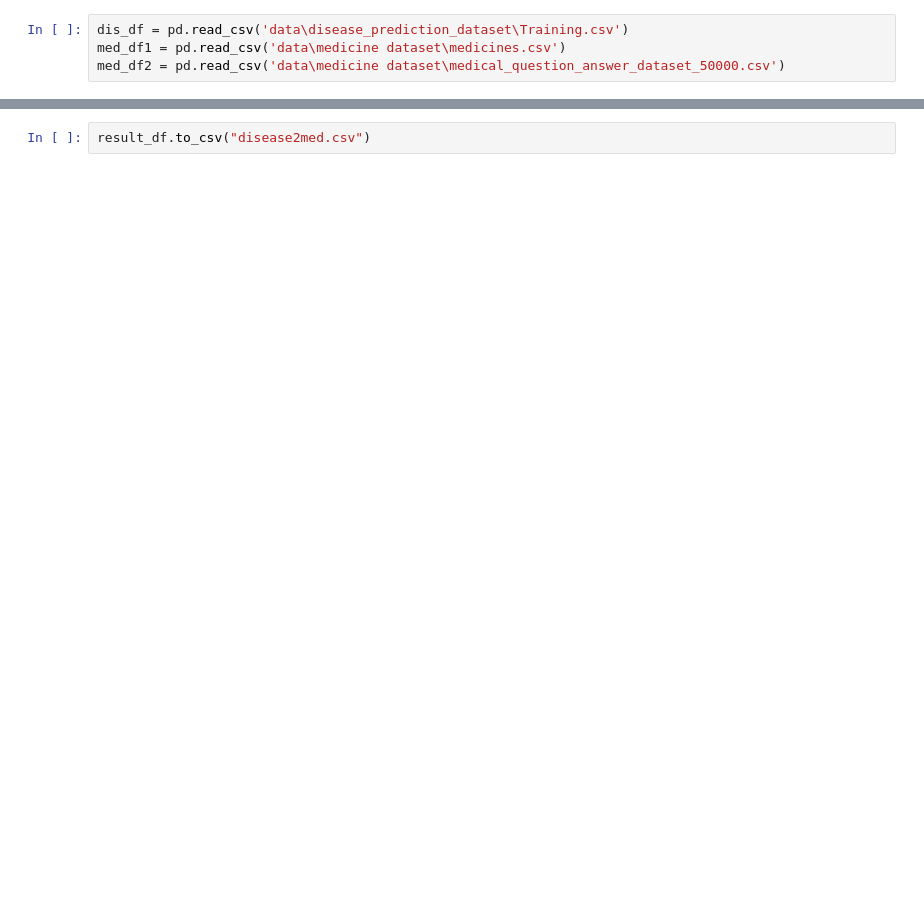
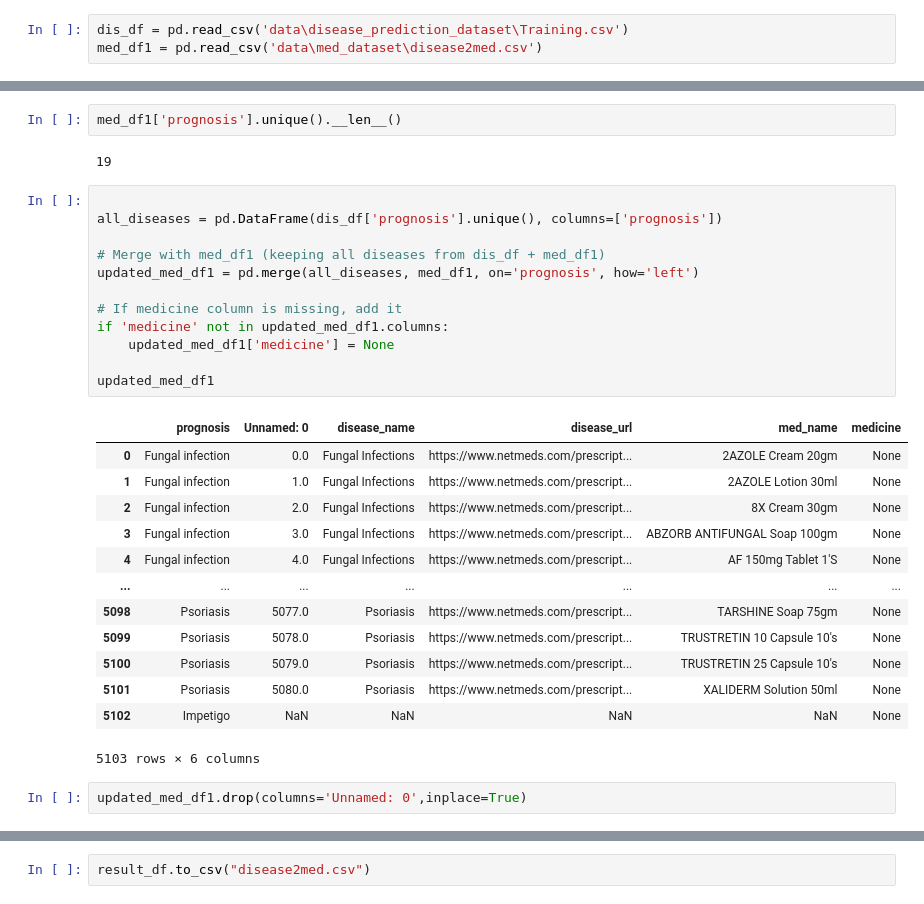
Before and after one commit to Gaurabh007/SymptoRx-AI, a Jupyter notebook: research/medication.ipynb, the cells around one changed output, grey strips where cells are left out. Cells and saved outputs as stored; diff of their text form; blank space fills up the shorter version.

```diff
--- a/research/medication.ipynb
+++ b/research/medication.ipynb
@@ -5,4 +16,3 @@ pd.set_option('display.max_columns', None)
 # %%
 dis_df = pd.read_csv('data\disease_prediction_dataset\Training.csv')
-med_df1 = pd.read_csv('data\medicine dataset\medicines.csv')
-med_df2 = pd.read_csv('data\medicine dataset\medical_question_answer_dataset_50000.csv')
+med_df1 = pd.read_csv('data\med_dataset\disease2med.csv')
@@ -17,0 +47,32 @@ med_df1.head()
+# %%
+med_df1['prognosis'].unique().__len__()
+# %% [output]
+19
+# %%
+
+all_diseases = pd.DataFrame(dis_df['prognosis'].unique(), columns=['prognosis'])
+
+# Merge with med_df1 (keeping all diseases from dis_df + med_df1)
+updated_med_df1 = pd.merge(all_diseases, med_df1, on='prognosis', how='left')
+
+# If medicine column is missing, add it
+if 'medicine' not in updated_med_df1.columns:
+    updated_med_df1['medicine'] = None
+
+updated_med_df1
+# %% [output]
+|  | prognosis | Unnamed: 0 | disease_name | disease_url | med_name | medicine |
+| 0 | Fungal infection | 0.0 | Fungal Infections | https://www.netmeds.com/prescript... | 2AZOLE Cream 20gm | None |
+| 1 | Fungal infection | 1.0 | Fungal Infections | https://www.netmeds.com/prescript... | 2AZOLE Lotion 30ml | None |
+| 2 | Fungal infection | 2.0 | Fungal Infections | https://www.netmeds.com/prescript... | 8X Cream 30gm | None |
+| 3 | Fungal infection | 3.0 | Fungal Infections | https://www.netmeds.com/prescript... | ABZORB ANTIFUNGAL Soap 100gm | None |
+| 4 | Fungal infection | 4.0 | Fungal Infections | https://www.netmeds.com/prescript... | AF 150mg Tablet 1'S | None |
+| ... | ... | ... | ... | ... | ... | ... |
+| 5098 | Psoriasis | 5077.0 | Psoriasis | https://www.netmeds.com/prescript... | TARSHINE Soap 75gm | None |
+| 5099 | Psoriasis | 5078.0 | Psoriasis | https://www.netmeds.com/prescript... | TRUSTRETIN 10 Capsule 10's | None |
+| 5100 | Psoriasis | 5079.0 | Psoriasis | https://www.netmeds.com/prescript... | TRUSTRETIN 25 Capsule 10's | None |
+| 5101 | Psoriasis | 5080.0 | Psoriasis | https://www.netmeds.com/prescript... | XALIDERM Solution 50ml | None |
+| 5102 | Impetigo | NaN | NaN | NaN | NaN | None |
+5103 rows × 6 columns
+# %%
+updated_med_df1.drop(columns='Unnamed: 0',inplace=True)
```
Also changed, not shown: parts of 26 cells of this notebook, 12 other files.
